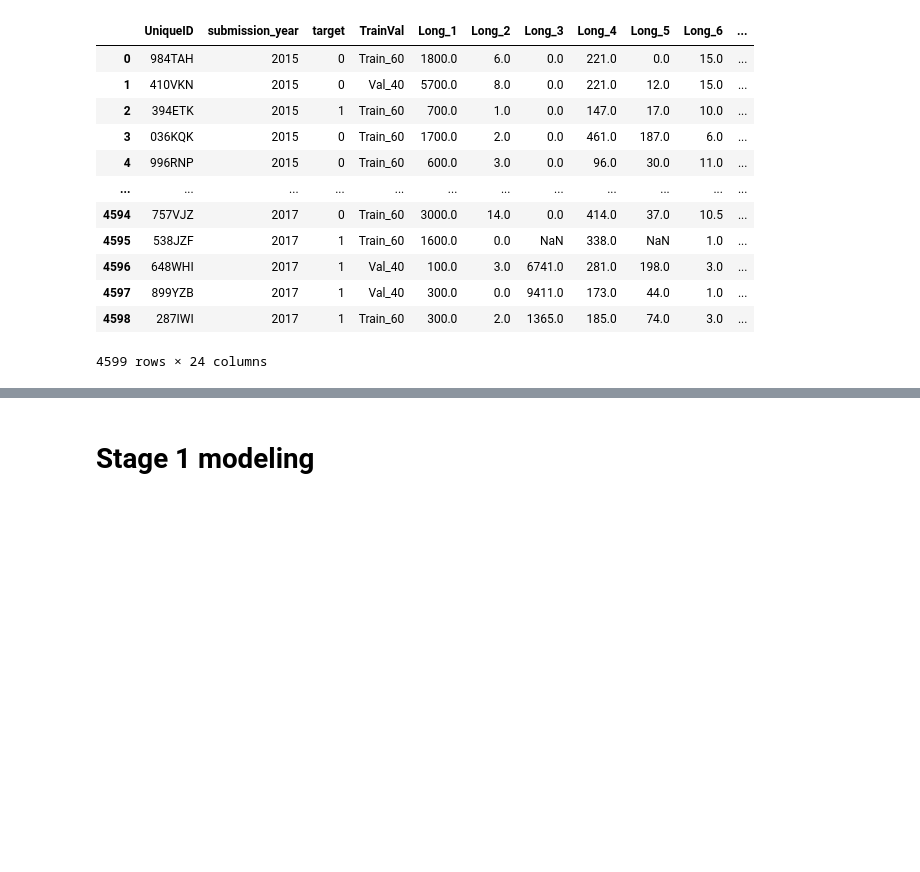
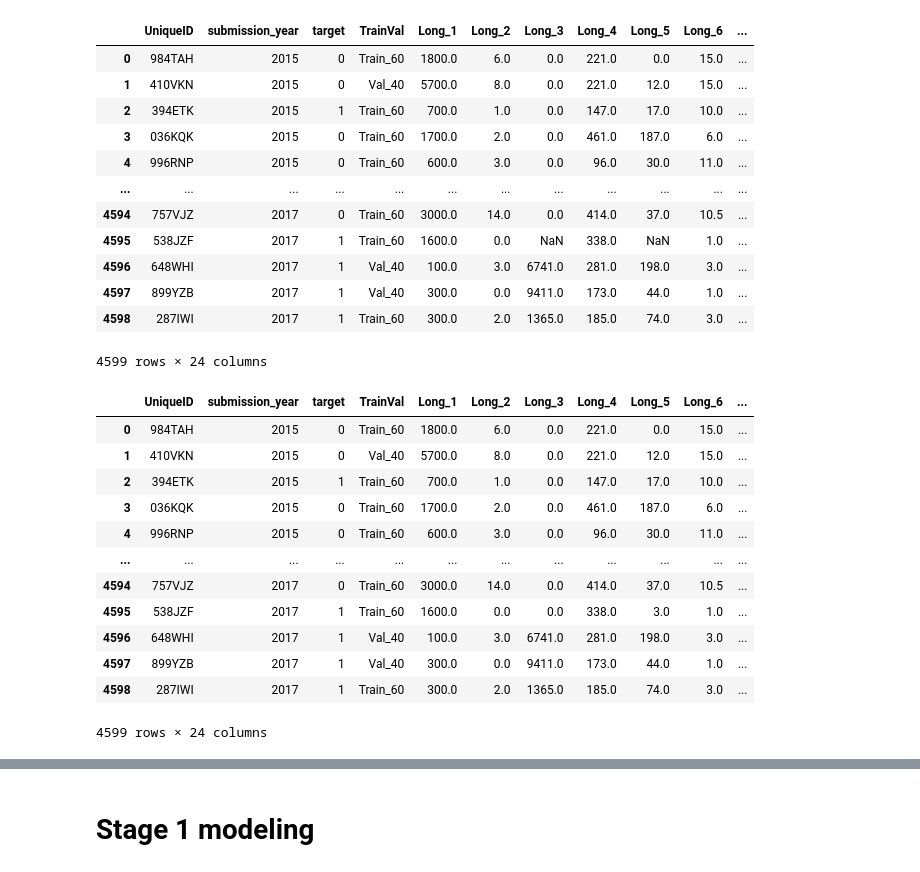
Before and after one commit to yihonghhe/Project_Credibly, a Jupyter notebook: 2_stage_modeling.ipynb, the cells around one changed output, grey strips where cells are left out. Cells and saved outputs as stored; diff of their text form; code cells hidden in the pictures; blank space fills up the shorter version.

```diff
--- a/2_stage_modeling.ipynb
+++ b/2_stage_modeling.ipynb
@@ -27,3 +30,35 @@ df
 | 4597 | 899YZB | 2017 | 1 | Val_40 | 300.0 | 0.0 | 9411.0 | 173.0 | 44.0 | 1.0 | ... |
 | 4598 | 287IWI | 2017 | 1 | Train_60 | 300.0 | 2.0 | 1365.0 | 185.0 | 74.0 | 3.0 | ... |
 4599 rows × 24 columns
+# %%
+# data type & selecting feature(baseline model only used long-history feature)
+numeric_features = ['Long_1', 'Long_2', 'Long_3', 'Long_4', 'Long_5', 'Long_6',
+                    'Long_7', 'Long_8', 'Long_9', 'Long_10','Short_1','Short_2',
+                    'Short_3','Short_4','Short_5','Short_6','Short_7','Short_8','Short_9','Short_10']
+
+# using linear intepolation
+for feature in numeric_features:
+    # create a intepolation function
+    interpolator = interp1d(df['submission_year'], df[feature], kind='linear', fill_value='extrapolate')
+
+    # fill in NA，transforming the outcome to Series
+    interpolated_values = pd.Series(interpolator(df['submission_year']), name=feature)
+
+    # using fillna method to fill into NA
+    df[feature].fillna(interpolated_values, inplace=True)
+
+df
+# %% [output]
+|  | UniqueID | submission_year | target | TrainVal | Long_1 | Long_2 | Long_3 | Long_4 | Long_5 | Long_6 | ... |
+| 0 | 984TAH | 2015 | 0 | Train_60 | 1800.0 | 6.0 | 0.0 | 221.0 | 0.0 | 15.0 | ... |
+| 1 | 410VKN | 2015 | 0 | Val_40 | 5700.0 | 8.0 | 0.0 | 221.0 | 12.0 | 15.0 | ... |
+| 2 | 394ETK | 2015 | 1 | Train_60 | 700.0 | 1.0 | 0.0 | 147.0 | 17.0 | 10.0 | ... |
+| 3 | 036KQK | 2015 | 0 | Train_60 | 1700.0 | 2.0 | 0.0 | 461.0 | 187.0 | 6.0 | ... |
+| 4 | 996RNP | 2015 | 0 | Train_60 | 600.0 | 3.0 | 0.0 | 96.0 | 30.0 | 11.0 | ... |
+| ... | ... | ... | ... | ... | ... | ... | ... | ... | ... | ... | ... |
+| 4594 | 757VJZ | 2017 | 0 | Train_60 | 3000.0 | 14.0 | 0.0 | 414.0 | 37.0 | 10.5 | ... |
+| 4595 | 538JZF | 2017 | 1 | Train_60 | 1600.0 | 0.0 | 0.0 | 338.0 | 3.0 | 1.0 | ... |
+| 4596 | 648WHI | 2017 | 1 | Val_40 | 100.0 | 3.0 | 6741.0 | 281.0 | 198.0 | 3.0 | ... |
+| 4597 | 899YZB | 2017 | 1 | Val_40 | 300.0 | 0.0 | 9411.0 | 173.0 | 44.0 | 1.0 | ... |
+| 4598 | 287IWI | 2017 | 1 | Train_60 | 300.0 | 2.0 | 1365.0 | 185.0 | 74.0 | 3.0 | ... |
+4599 rows × 24 columns
```
Also changed, not shown: parts of 8 cells of this notebook, 1 other file.
